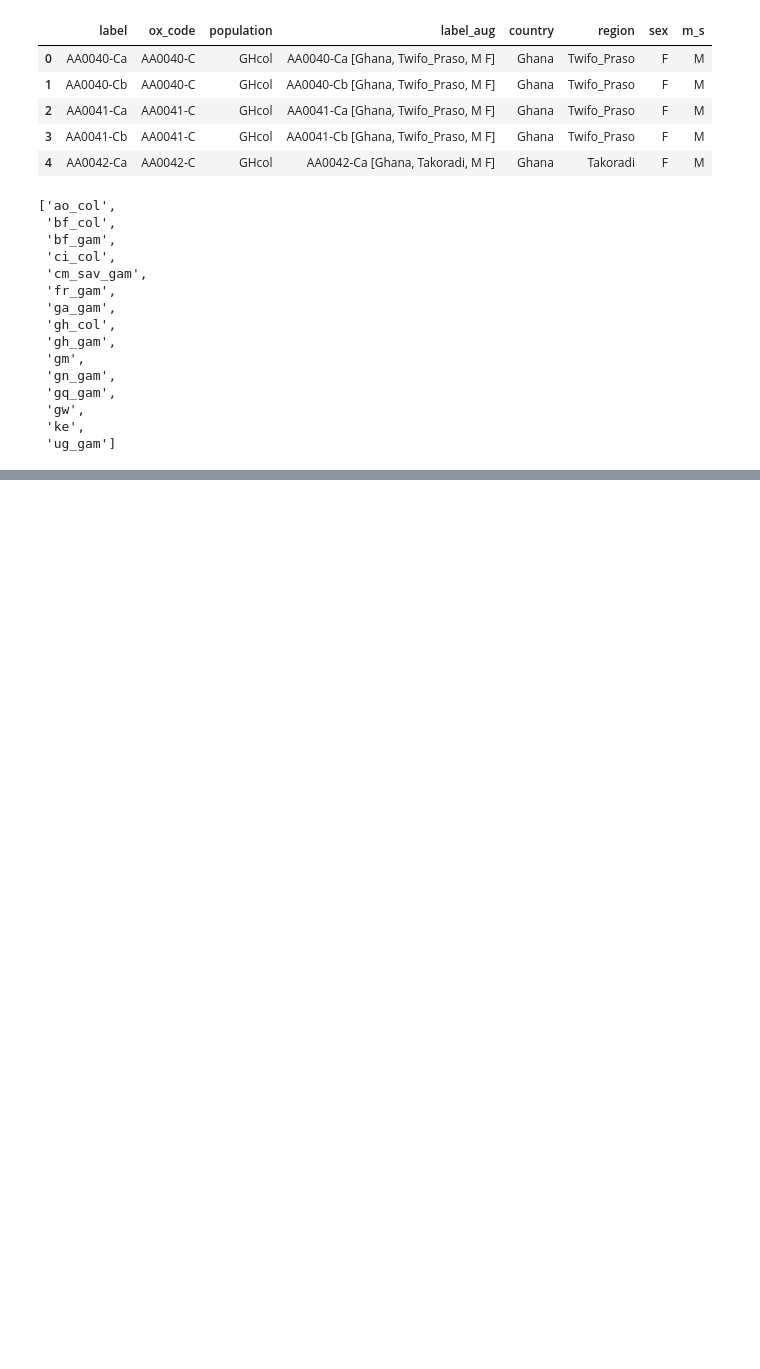
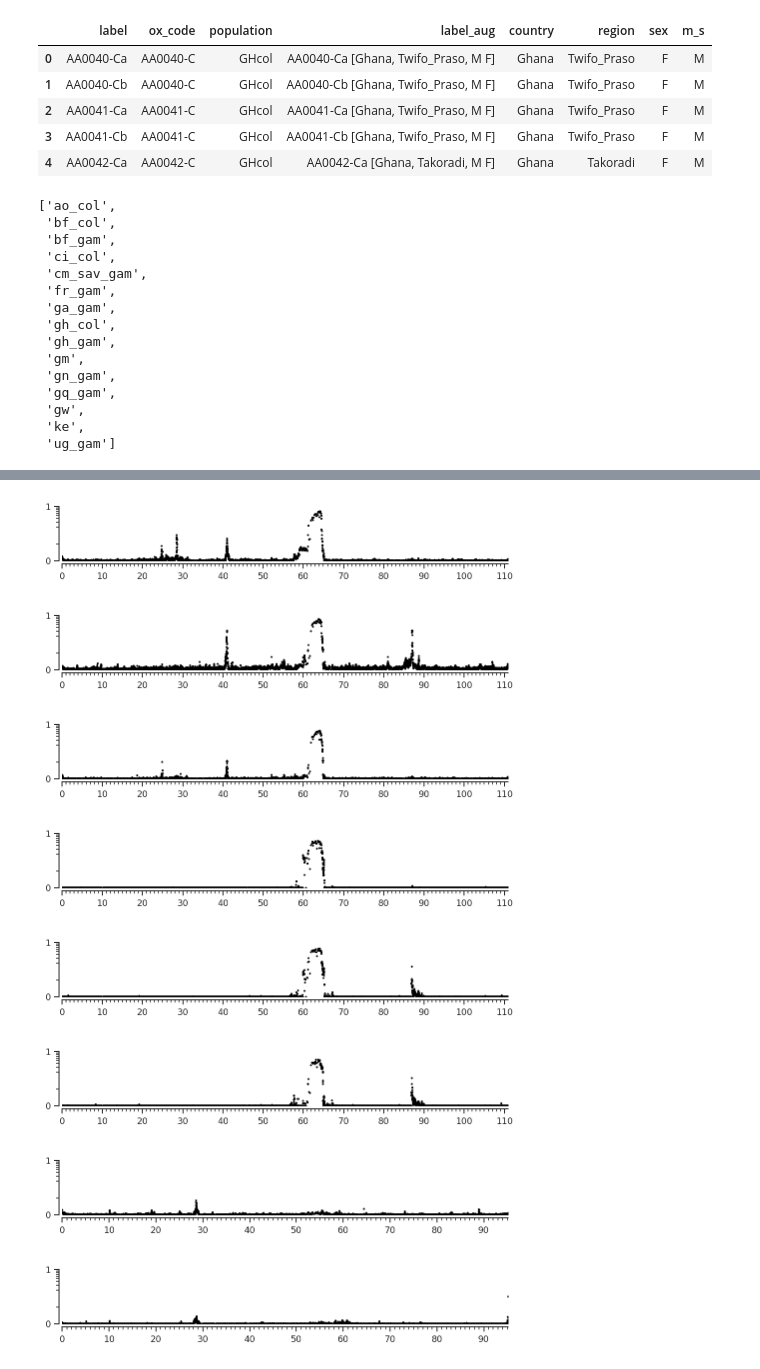
Before and after one commit to alimanfoo/shiny-train, a Jupyter notebook: notebooks/artwork/explore-bphh.ipynb, the cells around one changed output, grey strips where cells are left out. Drawn from its saved outputs; the diff is of its cells as text; code cells hidden in the pictures; blank space fills up the shorter version.

```diff
--- a/notebooks/artwork/explore-bphh.ipynb
+++ b/notebooks/artwork/explore-bphh.ipynb
@@ -183,0 +191,32 @@ ax.yaxis.set_major_formatter(mpl.ticker.StrMethodFormatter("{x:.1f}"));
+# %%
+plot_bphh('ci_col', 'bf_col', '2', window_size=2000)
+# %% [output]
+[figure, added]
+# %%
+plot_bphh('ci_col', 'gh_col', '2', window_size=2000)
+# %% [output]
+[figure, added]
+# %%
+plot_bphh('bf_col', 'gh_col', '2', window_size=2000)
+# %% [output]
+[figure, added]
+# %%
+plot_bphh('bf_col', 'ao_col', '2', window_size=2000)
+# %% [output]
+[figure, added]
+# %%
+plot_bphh('ci_col', 'ao_col', '2', window_size=2000)
+# %% [output]
+[figure, added]
+# %%
+plot_bphh('gh_col', 'ao_col', '2', window_size=2000)
+# %% [output]
+[figure, added]
+# %%
+plot_bphh('ci_col', 'bf_col', '3', window_size=2000)
+# %% [output]
+[figure, added]
+# %%
+plot_bphh('bf_gam', 'bf_col', '3', window_size=1000)
+# %% [output]
+[figure, added]
```
Also changed, not shown: parts of 27 cells of this notebook, 19 other files.
